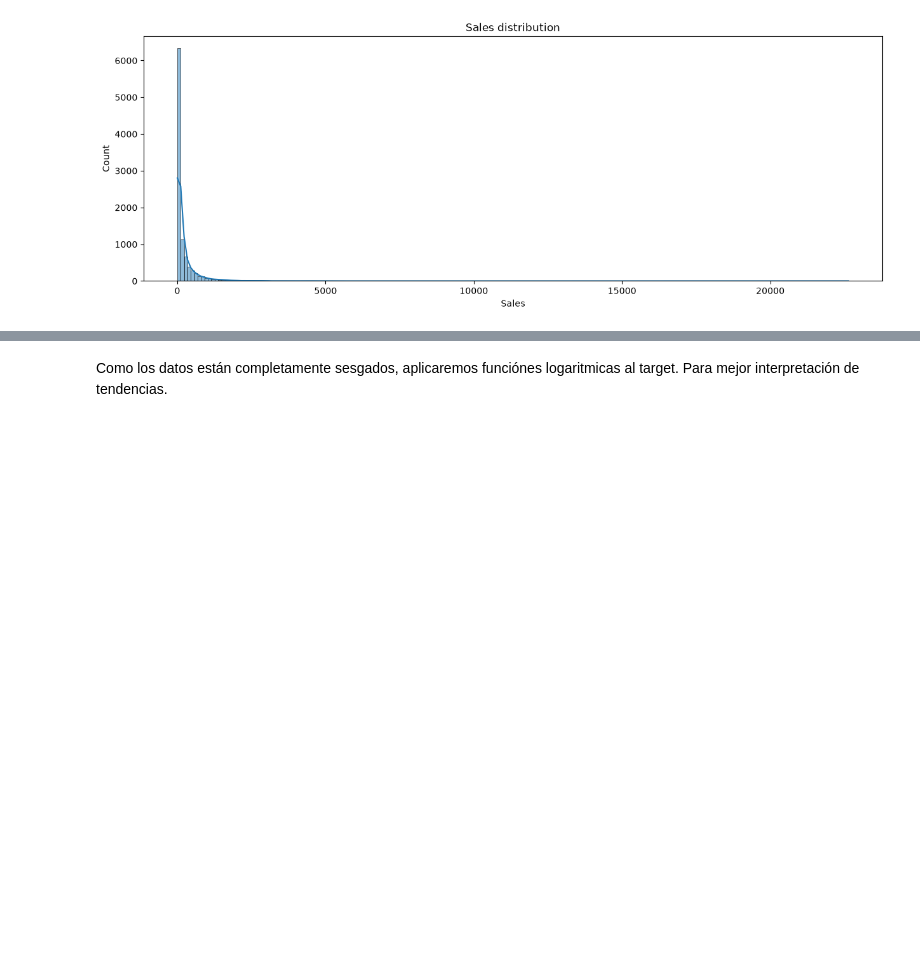
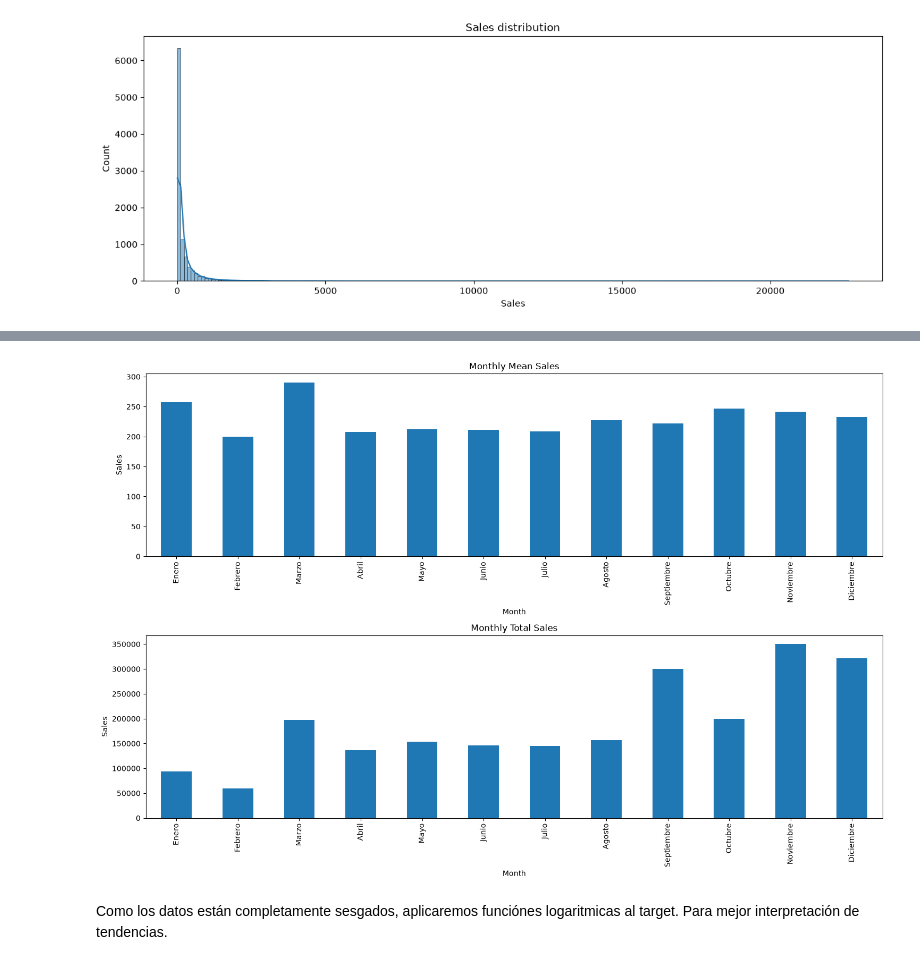
Before and after one commit to charligram/1_analisis_ventas, a Jupyter notebook: notebooks/01_EDA.ipynb, the cells around one changed output, grey strips where cells are left out. Cells and saved outputs as stored; diff of their text form; code cells hidden in the pictures; blank space fills up the shorter version.

Commit message:
feat: add mean and sum monthly sales

```diff
--- a/notebooks/01_EDA.ipynb
+++ b/notebooks/01_EDA.ipynb
@@ -203,0 +206,3 @@ plt.show()
+# %%
+monthly_sales = df.groupby(df.index.month)['Sales'].agg(['mean', 'sum'])
+monthly_sales
@@ -203,0 +226,9 @@ plt.show()
+# %%
+meses = [
+    'Enero', 'Febrero', 'Marzo', 'Abril',
+    'Mayo', 'Junio', 'Julio', 'Agosto',
+    'Septiembre', 'Octubre', 'Noviembre', 'Diciembre'
+]
+
+monthly_sales.index = meses
+monthly_sales
@@ -204,3 +249,30 @@ plt.show()
+# %%
+fig, axes = plt.subplots(2, 1, figsize=(15, 10))
+
+monthly_sales['mean'].plot(
+    kind='bar',
+    ax=axes[0]
+)
+axes[0].set_title('Monthly Mean Sales')
+axes[0].set_xlabel('Month')
+axes[0].set_ylabel('Sales')
+
+
+monthly_sales['sum'].plot(
+    kind='bar',
+    ax=axes[1]
+)
+axes[1].set_title('Monthly Total Sales')
+axes[1].set_xlabel('Month')
+axes[1].set_ylabel('Sales')
+
+
+plt.tight_layout()
+
+plt.savefig('../outputs/figures/02_01_mean_sum_sales_by_month.png', bbox_inches='tight')
+plt.show()
+# %% [output]
+[figure, added]
 # %% [markdown]
 Como los datos están completamente sesgados, aplicaremos funciónes logaritmicas al target. Para mejor interpretación de tendencias.
 # %% [markdown]
```
Also changed, not shown: parts of 4 cells of this notebook, 1 other file.
